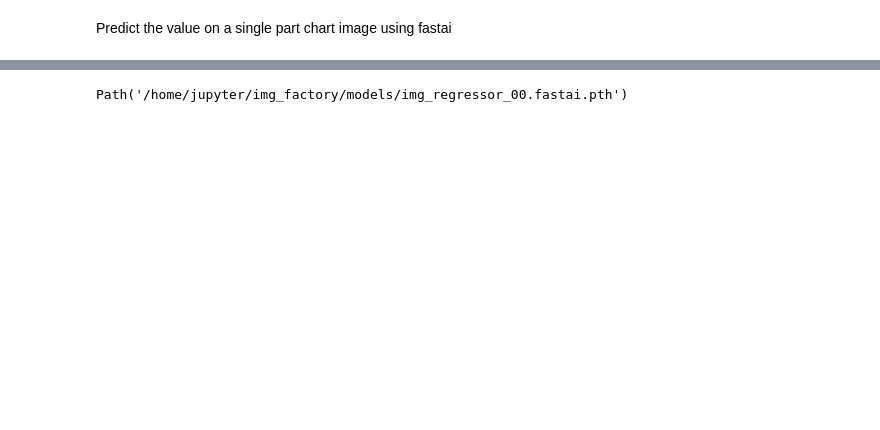
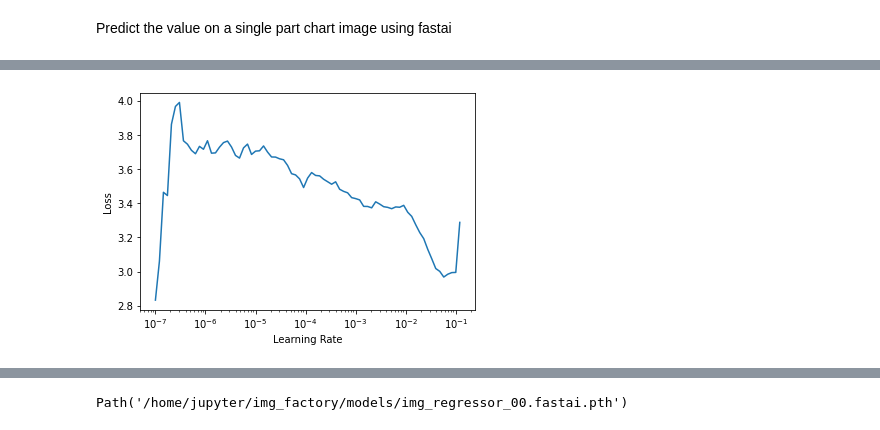
Before and after one commit to alexlewzey/img_factory, a Jupyter notebook: src/img_regression.ipynb, the cells around one changed output, grey strips where cells are left out. Cells and saved outputs as stored; diff of their text form; code cells hidden in the pictures; blank space fills up the shorter version.

```diff
--- a/src/img_regression.ipynb
+++ b/src/img_regression.ipynb
@@ -128,0 +130,3 @@ dls.show_batch()
+# %%
+lr_min, lr_steep = learn.lr_find()
+# %% [output]
@@ -129,3 +134,4 @@ dls.show_batch()
+[figure, added]
 # %%
 learn.fine_tune(60)
 # %% [output]
```
Also changed, not shown: parts of 33 cells of this notebook.
